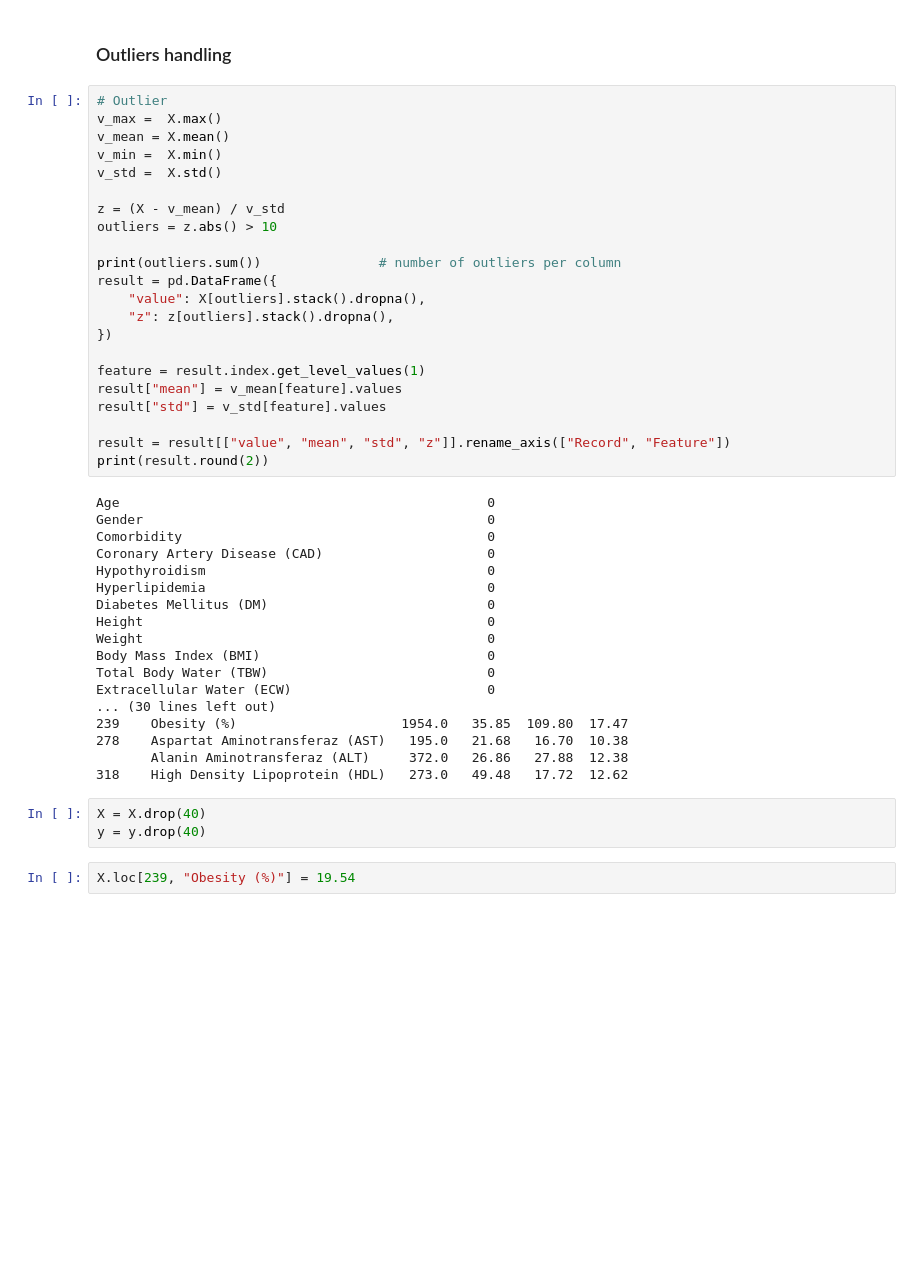
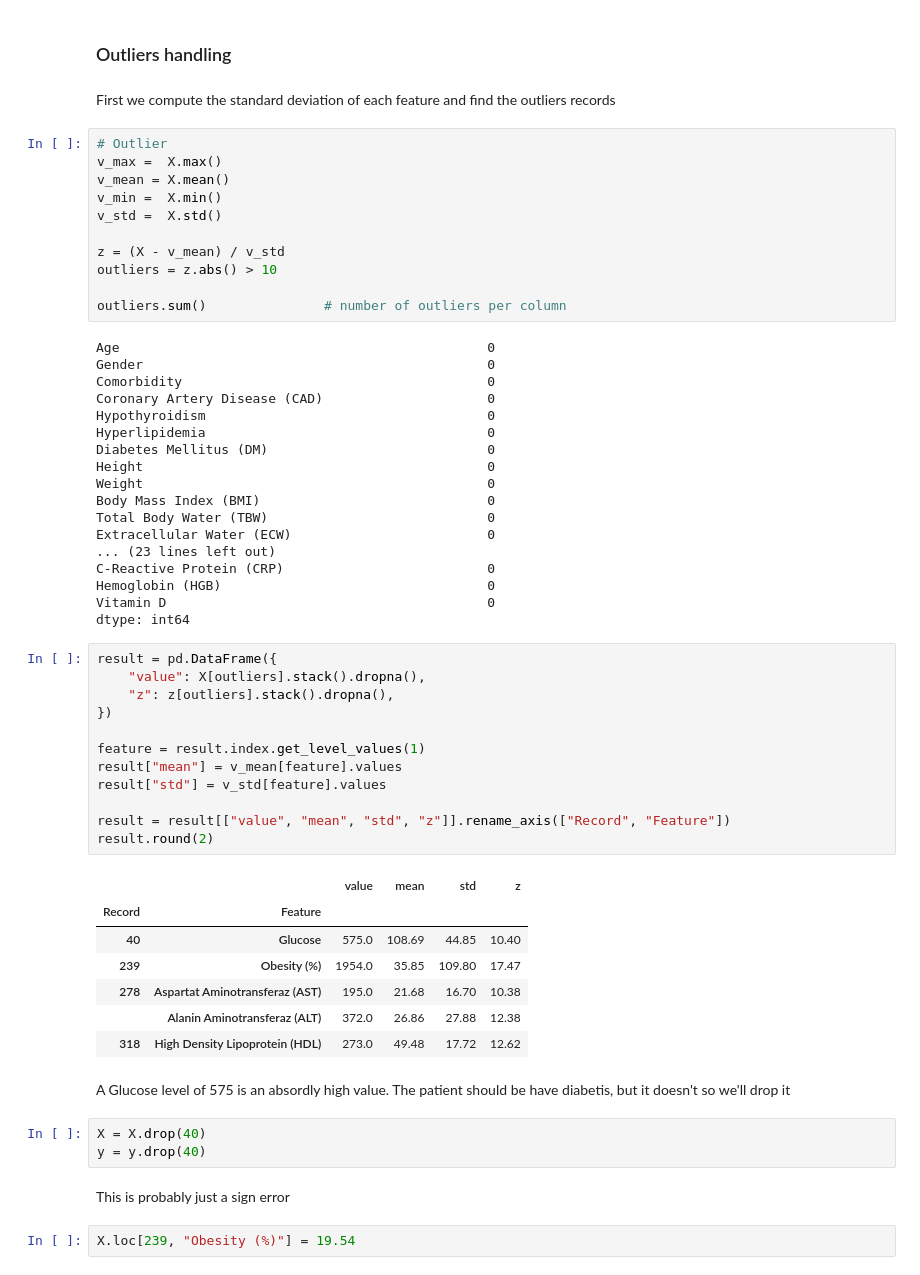
Before and after one commit to MatteoSoldini/DAT540_project, a Jupyter notebook: 1_data_exploration.ipynb, the cells around one changed output. Saved outputs shown, nothing was run; the diff lists cells and outputs as text; blank space fills up the shorter version.

```diff
--- a/1_data_exploration.ipynb
+++ b/1_data_exploration.ipynb
@@ -89,6 +137,8 @@ print(f"Number of people without gallstones: {len(X) - gallstone_counts}")
 ## Preprocessing
 # %% [markdown]
 ### Outliers handling
+# %% [markdown]
+First we compute the standard deviation of each feature and find the outliers records
 # %%
 # Outlier
 v_max =  X.max()
@@ -99,18 +149,7 @@ v_std =  X.std()
 z = (X - v_mean) / v_std
 outliers = z.abs() > 10
 
-print(outliers.sum())               # number of outliers per column
-result = pd.DataFrame({
-    "value": X[outliers].stack().dropna(),
-    "z": z[outliers].stack().dropna(),
-})
-
-feature = result.index.get_level_values(1)
-result["mean"] = v_mean[feature].values
-result["std"] = v_std[feature].values
-
-result = result[["value", "mean", "std", "z"]].rename_axis(["Record", "Feature"])
-print(result.round(2))
+outliers.sum()               # number of outliers per column
 # %% [output]
 Age                                               0
 Gender                                            0
@@ -124,13 +163,37 @@ Weight                                            0
 Body Mass Index (BMI)                             0
 Total Body Water (TBW)                            0
 Extracellular Water (ECW)                         0
-... (30 lines left out)
-239    Obesity (%)                     1954.0   35.85  109.80  17.47
-278    Aspartat Aminotransferaz (AST)   195.0   21.68   16.70  10.38
-       Alanin Aminotransferaz (ALT)     372.0   26.86   27.88  12.38
-318    High Density Lipoprotein (HDL)   273.0   49.48   17.72  12.62
+... (23 lines left out)
+C-Reactive Protein (CRP)                          0
+Hemoglobin (HGB)                                  0
+Vitamin D                                         0
+dtype: int64
+# %%
+result = pd.DataFrame({
+    "value": X[outliers].stack().dropna(),
+    "z": z[outliers].stack().dropna(),
+})
+
+feature = result.index.get_level_values(1)
+result["mean"] = v_mean[feature].values
+result["std"] = v_std[feature].values
+
+result = result[["value", "mean", "std", "z"]].rename_axis(["Record", "Feature"])
+result.round(2)
+# %% [output]
+|  |  | value | mean | std | z |
+| Record | Feature |  |  |  |  |
+| 40 | Glucose | 575.0 | 108.69 | 44.85 | 10.40 |
+| 239 | Obesity (%) | 1954.0 | 35.85 | 109.80 | 17.47 |
+| 278 | Aspartat Aminotransferaz (AST) | 195.0 | 21.68 | 16.70 | 10.38 |
+|  | Alanin Aminotransferaz (ALT) | 372.0 | 26.86 | 27.88 | 12.38 |
+| 318 | High Density Lipoprotein (HDL) | 273.0 | 49.48 | 17.72 | 12.62 |
+# %% [markdown]
+A Glucose level of 575 is an absordly high value. The patient should be have diabetis, but it doesn't so we'll drop it
 # %%
 X = X.drop(40)
 y = y.drop(40)
+# %% [markdown]
+This is probably just a sign error
 # %%
 X.loc[239, "Obesity (%)"] = 19.54
```
Also changed, not shown: parts of 12 cells of this notebook, 1 other file.
